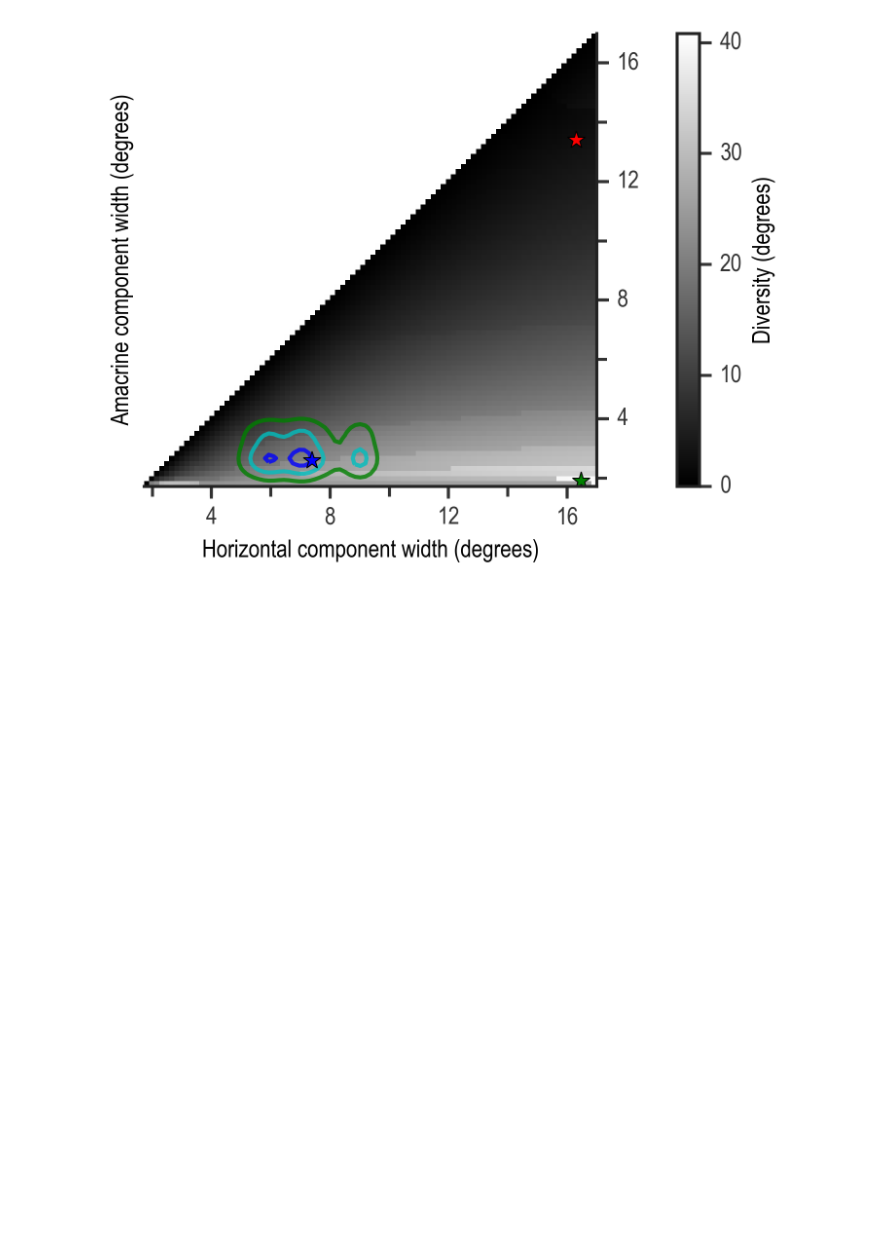
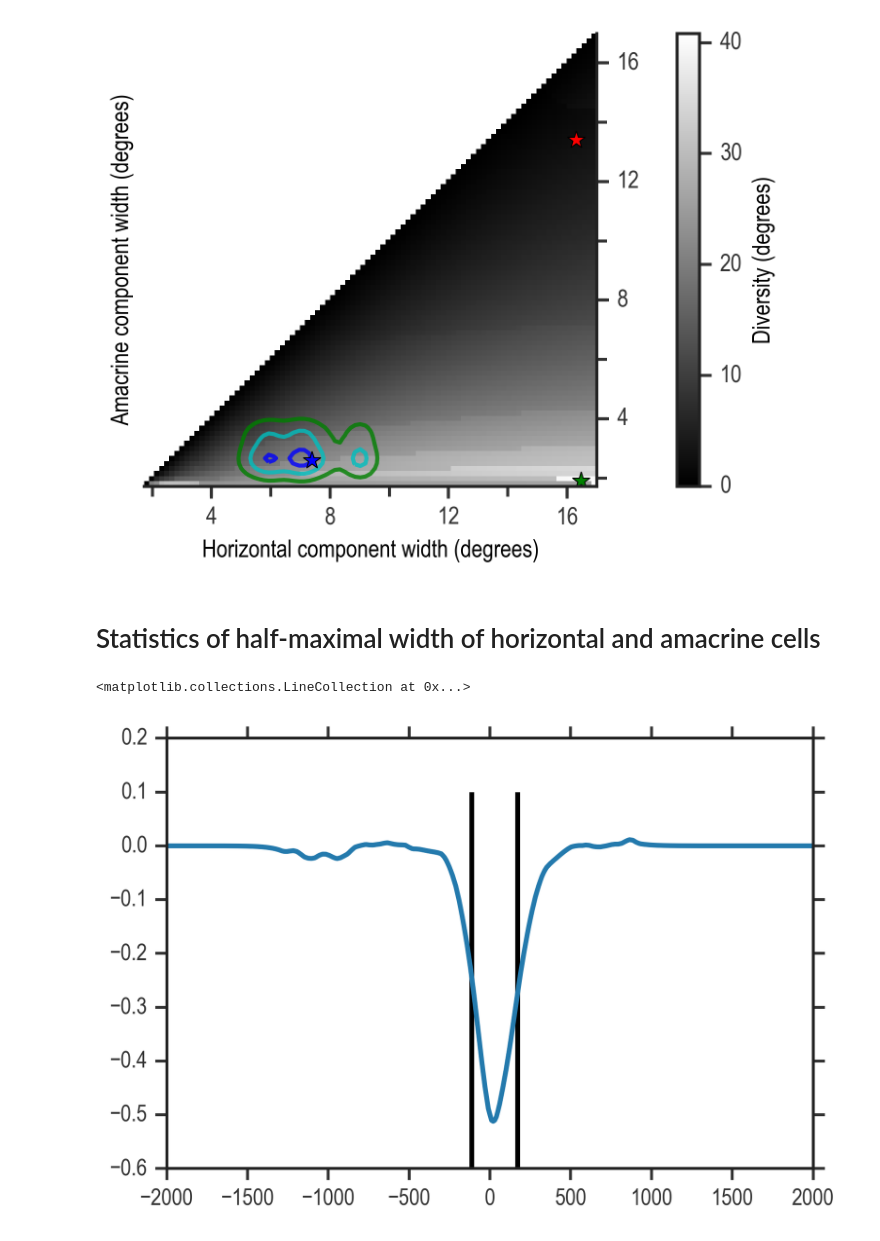
Before and after one commit to lmcintosh/ipython-notebooks, a Jupyter notebook: baccuslab/Surround - 4-2 diversity plots - minimal.ipynb, the cells around one changed output. Cells and saved outputs as stored; diff of their text form; code cells hidden in the pictures; blank space fills up the shorter version.

```diff
--- a/baccuslab/Surround - 4-2 diversity plots - minimal.ipynb
+++ b/baccuslab/Surround - 4-2 diversity plots - minimal.ipynb
@@ -1063,3 +1063,5 @@ cbar.set_ticks([0, 10, 20, 30, 40])
 plt.savefig('lower triangle of diversity smoothed contours with examples degrees 4-2.png', transparent=True)
 # %% [output]
 [figure]
+# %% [markdown]
+# Statistics of half-maximal width of horizontal and amacrine cells
@@ -1065,0 +1087,25 @@ plt.savefig('lower triangle of diversity smoothed contours with examples degrees
+# %%
+microns_per_degree = 50.
+interneuron_half_maxs = collections.defaultdict(list)
+for interneuron_type in interneuron_rfs_1d.keys():
+    for component in interneuron_rfs_1d[interneuron_type]:
+        half_max = half_max_width(space, component)
+        interneuron_half_maxs[interneuron_type].append(half_max*microns_per_degree)
+# %%
+plt.plot(space*microns_per_degree, interneuron_rfs_1d['amacrine'][0])
+array = interneuron_rfs_1d['amacrine'][0]
+array = array/np.max(abs(array))
+if np.max(abs(array)) != np.max(array):
+    array *= -1.
+
+for idx in range(len(array)-1):
+    if (array[idx] <= 0.5) and (array[idx+1] > 0.5):
+        lhs = space[idx]
+    elif (array[idx] > 0.5) and (array[idx+1] <= 0.5):
+        rhs = space[idx]
+
+plt.vlines(lhs*microns_per_degree, -.6, 0.1)
+plt.vlines(rhs*microns_per_degree, -.6, 0.1)
+# %% [output]
+<matplotlib.collections.LineCollection at 0x...>
+[figure, added]
```
Also changed, not shown: parts of 14 cells of this notebook, 5 other files.
